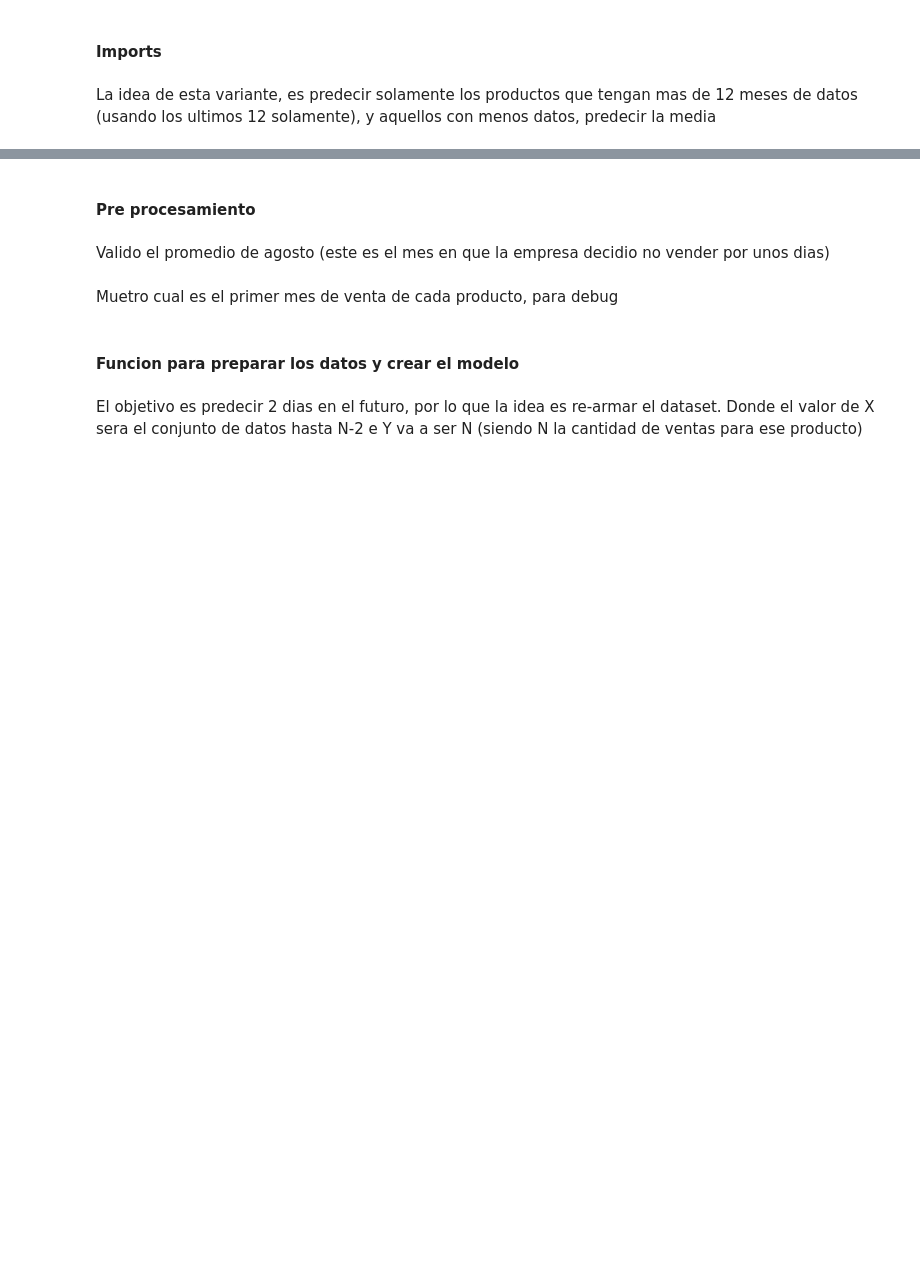
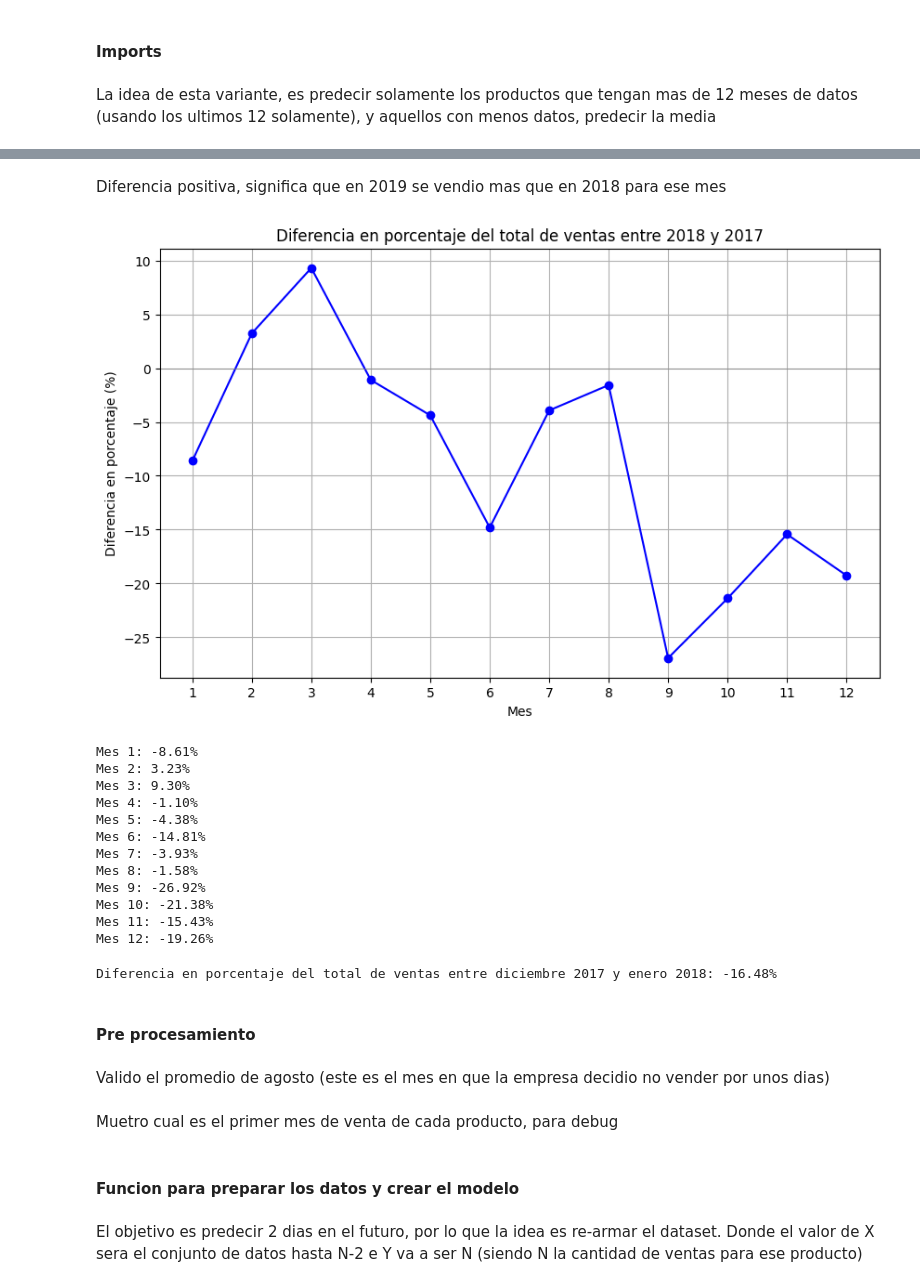
Before and after one commit to marianoMarchetta1/LaboratorioIII, a Jupyter notebook: Models/FeaturedNormalizedLSTM/model.ipynb, the cells around one changed output, grey strips where cells are left out. Drawn from its saved outputs; the diff is of its cells as text; code cells hidden in the pictures; blank space fills up the shorter version.

```diff
--- a/Models/FeaturedNormalizedLSTM/model.ipynb
+++ b/Models/FeaturedNormalizedLSTM/model.ipynb
@@ -25,3 +81,77 @@ final_dataset.head()
+# %% [markdown]
+Diferencia positiva, significa que en 2019 se vendio mas que en 2018 para ese mes
+# %%
+import pandas as pd
+import matplotlib.pyplot as plt
+
+# Cargar el dataset
+final_dataset = pd.read_csv('../../Datasets/final_dataset.csv', sep='\t')
+final_dataset['periodo'] = pd.to_datetime(final_dataset['periodo'], format='%Y%m')
+
+# Filtrar los datos para los años 2017 y 2018
+data_2017 = final_dataset[final_dataset['periodo'].dt.year == 2017]
+data_2018 = final_dataset[final_dataset['periodo'].dt.year == 2018]
+
+# Agrupar por mes y calcular el total de ventas para cada mes
+ventas_2017 = data_2017.groupby(data_2017['periodo'].dt.month)['y'].sum()
+ventas_2018 = data_2018.groupby(data_2018['periodo'].dt.month)['y'].sum()
+
+# Asegurarse de que ambos años tienen datos para todos los meses
+ventas_2017 = ventas_2017.reindex(range(1, 13), fill_value=0)
+ventas_2018 = ventas_2018.reindex(range(1, 13), fill_value=0)
+
+# Calcular la diferencia en porcentaje
+diferencia_porcentaje = ((ventas_2018 - ventas_2017) / ventas_2017) * 100
+
+# Configurar el gráfico
+plt.figure(figsize=(10, 6))
+plt.plot(diferencia_porcentaje.index, diferencia_porcentaje, marker='o', linestyle='-', color='b')
+plt.title('Diferencia en porcentaje del total de ventas entre 2018 y 2017')
+plt.xlabel('Mes')
+plt.ylabel('Diferencia en porcentaje (%)')
+plt.xticks(range(1, 13))
+plt.grid(True)
+plt.axhline(0, color='gray', linewidth=0.5)  # Línea horizontal en el 0 para referencia
+plt.show()
+
+# Imprimir resultados
+for mes in diferencia_porcentaje.index:
+    print(f'Mes {mes}: {diferencia_porcentaje[mes]:.2f}%')
+# %% [output]
+[figure, added]
+Mes 1: -8.61%
+Mes 2: 3.23%
+Mes 3: 9.30%
+Mes 4: -1.10%
+Mes 5: -4.38%
+Mes 6: -14.81%
+Mes 7: -3.93%
+Mes 8: -1.58%
+Mes 9: -26.92%
+Mes 10: -21.38%
+Mes 11: -15.43%
+Mes 12: -19.26%
+# %%
+import pandas as pd
+
+# Cargar el dataset
+final_dataset = pd.read_csv('../../Datasets/final_dataset.csv', sep='\t')
+final_dataset['periodo'] = pd.to_datetime(final_dataset['periodo'], format='%Y%m')
+
+# Filtrar los datos para diciembre 2017 y enero 2018
+diciembre_2017 = final_dataset[(final_dataset['periodo'].dt.year == 2017) & (final_dataset['periodo'].dt.month == 12)]
+enero_2018 = final_dataset[(final_dataset['periodo'].dt.year == 2018) & (final_dataset['periodo'].dt.month == 1)]
+
+# Calcular el total de ventas para diciembre 2017 y enero 2018
+total_ventas_diciembre_2017 = diciembre_2017['y'].sum()
+total_ventas_enero_2018 = enero_2018['y'].sum()
+
+# Calcular la diferencia en porcentaje
+diferencia_porcentaje_diciembre_enero = ((total_ventas_enero_2018 - total_ventas_diciembre_2017) / total_ventas_diciembre_2017) * 100
+
+print(f"Diferencia en porcentaje del total de ventas entre diciembre 2017 y enero 2018: {diferencia_porcentaje_diciembre_enero:.2f}%")
+# %% [output]
+Diferencia en porcentaje del total de ventas entre diciembre 2017 y enero 2018: -16.48%
 # %% [markdown]
 #### Pre procesamiento
 # %%
```
Also changed, not shown: parts of 6 cells of this notebook, 1 other file.
